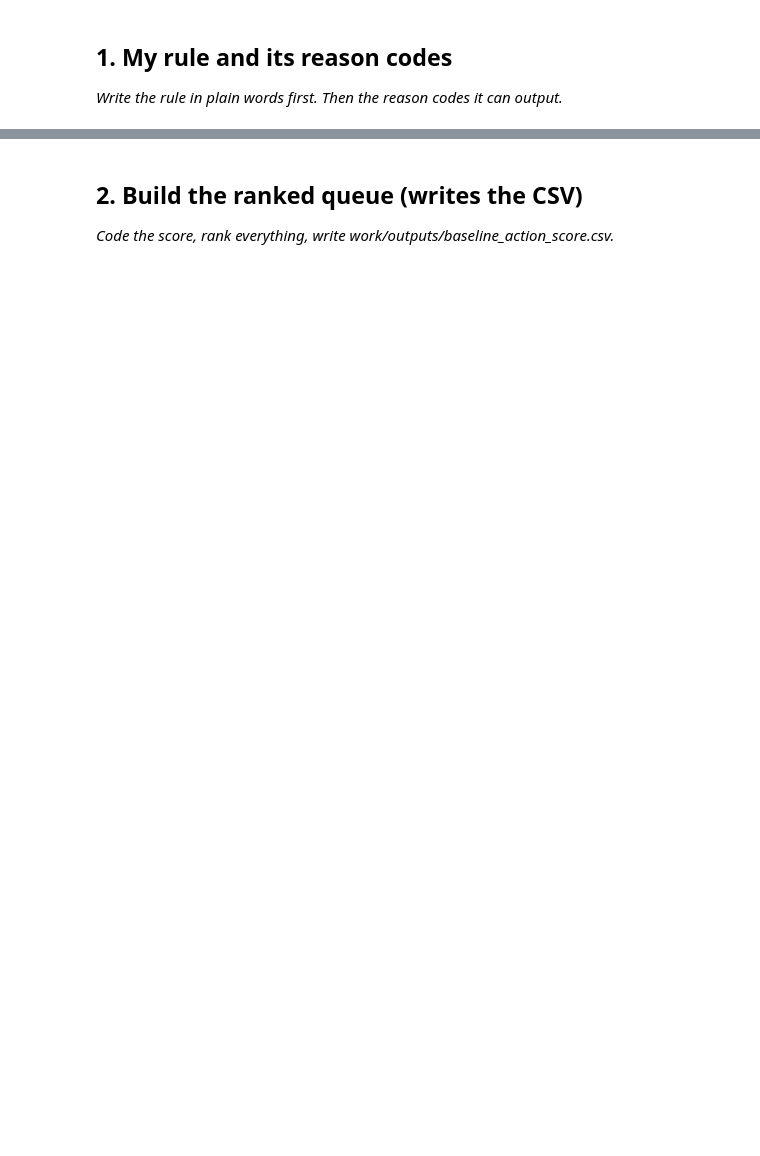
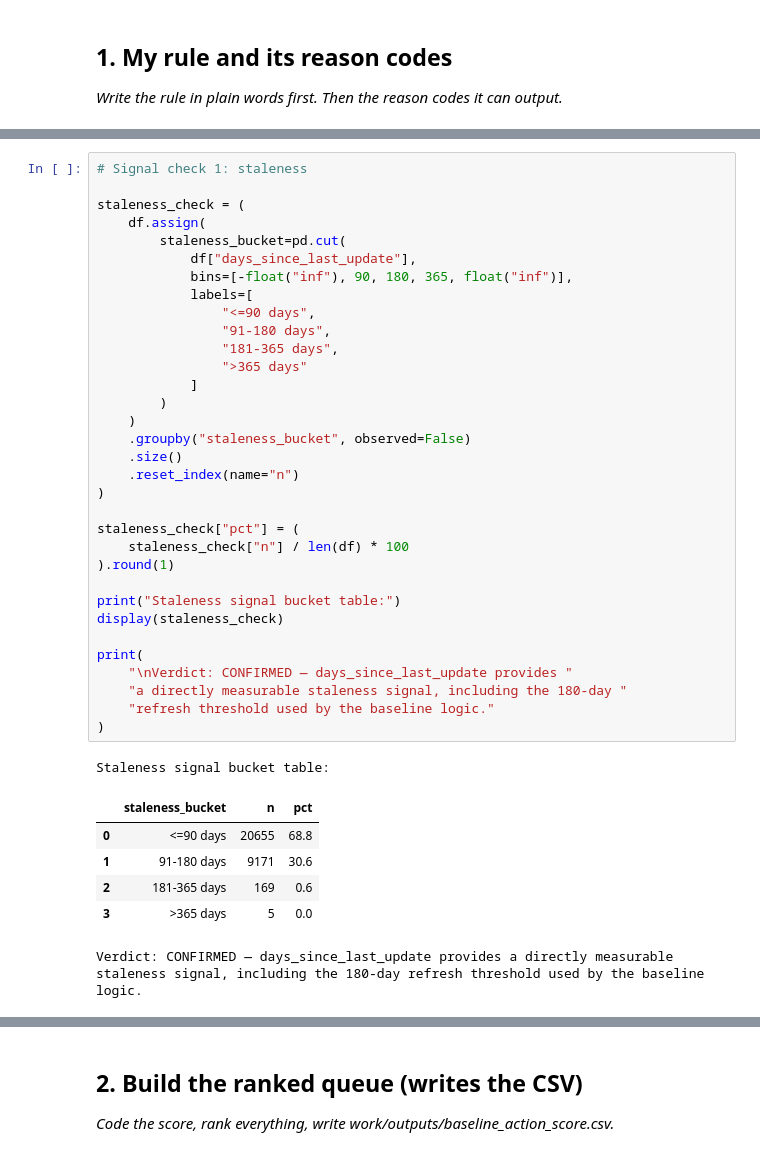
Before and after one commit to Vasavijoshi/flyrank-ml-internship, a Jupyter notebook: work/notebooks/w04_baseline_score.ipynb, the cells around one changed output, grey strips where cells are left out. Saved outputs shown, nothing was run; the diff lists cells and outputs as text; blank space fills up the shorter version.

```diff
--- a/work/notebooks/w04_baseline_score.ipynb
+++ b/work/notebooks/w04_baseline_score.ipynb
@@ -15,0 +74,41 @@ This skeleton is yours to fill. Work the sections **in order** — each one has
+# %%
+# Signal check 1: staleness
+
+staleness_check = (
+    df.assign(
+        staleness_bucket=pd.cut(
+            df["days_since_last_update"],
+            bins=[-float("inf"), 90, 180, 365, float("inf")],
+            labels=[
+                "<=90 days",
+                "91-180 days",
+                "181-365 days",
+                ">365 days"
+            ]
+        )
+    )
+    .groupby("staleness_bucket", observed=False)
+    .size()
+    .reset_index(name="n")
+)
+
+staleness_check["pct"] = (
+    staleness_check["n"] / len(df) * 100
+).round(1)
+
+print("Staleness signal bucket table:")
+display(staleness_check)
+
+print(
+    "\nVerdict: CONFIRMED — days_since_last_update provides "
+    "a directly measurable staleness signal, including the 180-day "
+    "refresh threshold used by the baseline logic."
+)
+# %% [output]
+Staleness signal bucket table:
+|  | staleness_bucket | n | pct |
+| 0 | <=90 days | 20655 | 68.8 |
+| 1 | 91-180 days | 9171 | 30.6 |
+| 2 | 181-365 days | 169 | 0.6 |
+| 3 | >365 days | 5 | 0.0 |
+Verdict: CONFIRMED — days_since_last_update provides a directly measurable staleness signal, including the 180-day refresh threshold used by the baseline logic.
```
Also changed, not shown: parts of 15 cells of this notebook.
